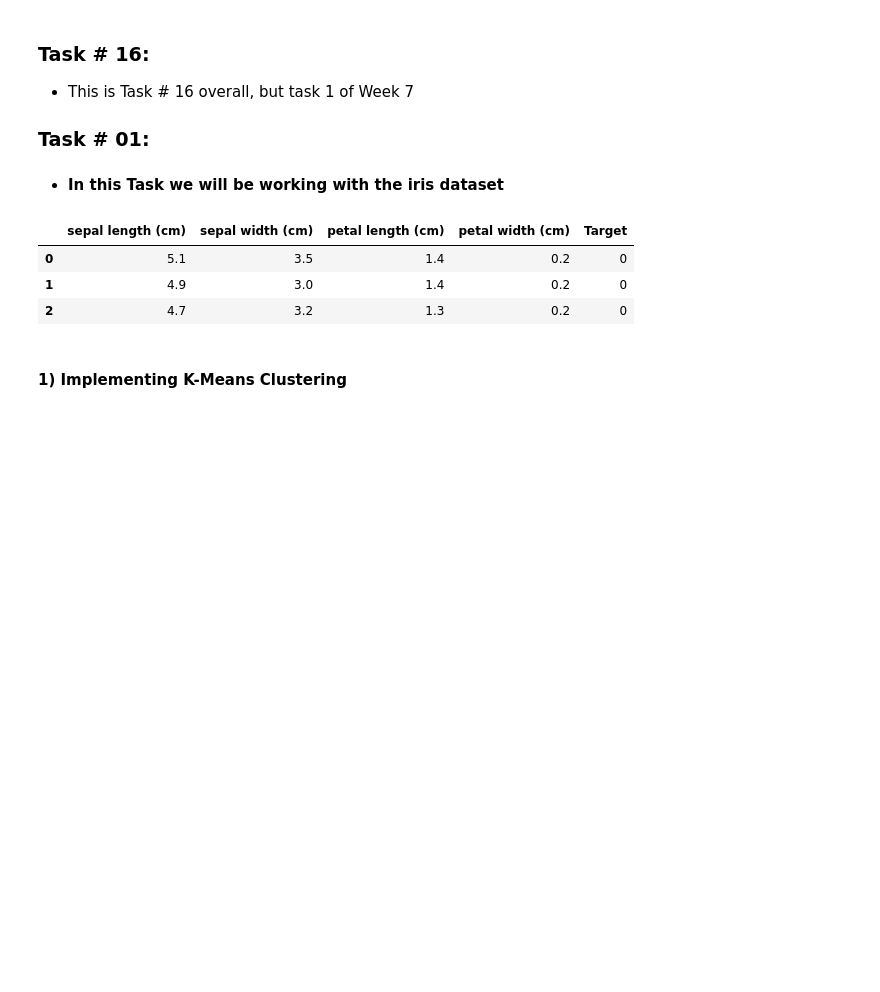
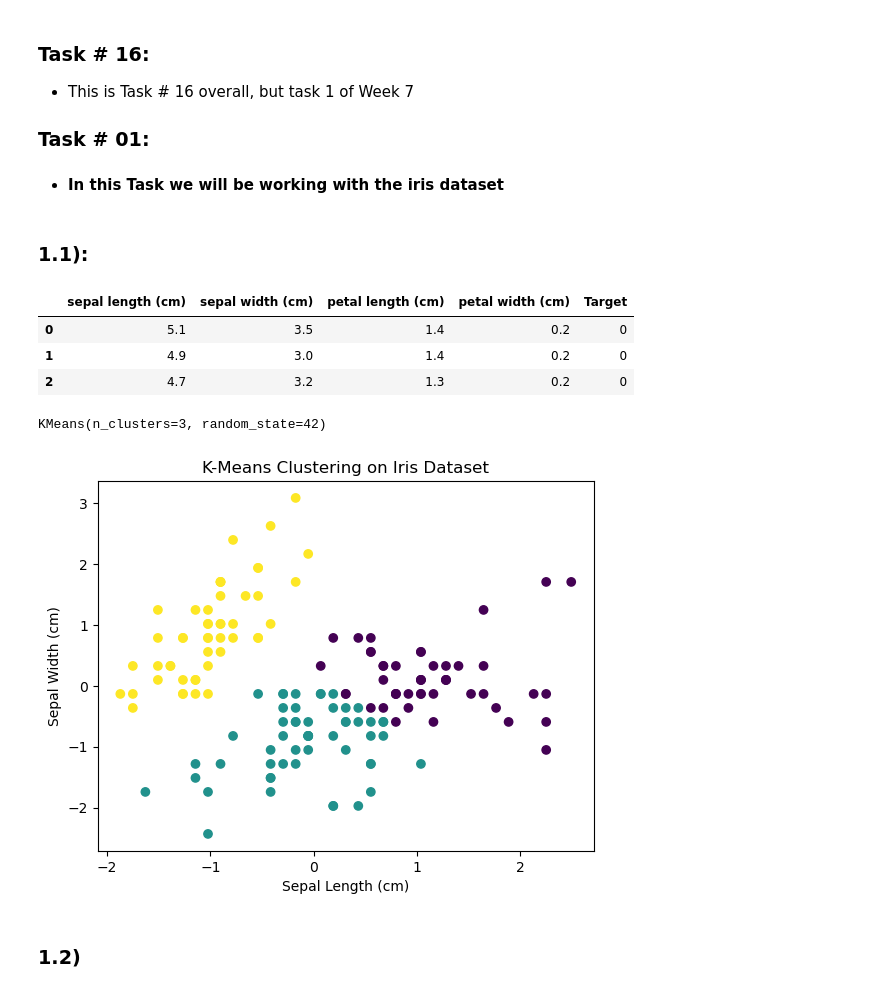
Before and after one commit to Syed-Shahir/100DaysOfBytewise, a Jupyter notebook: BTW_W7_Task1.ipynb, the cells around one changed output. Saved outputs shown, nothing was run; the diff lists cells and outputs as text; code cells hidden in the pictures; blank space fills up the shorter version.

```diff
--- a/BTW_W7_Task1.ipynb
+++ b/BTW_W7_Task1.ipynb
@@ -13,3 +18,5 @@ import seaborn as sns
+# %% [markdown]
+### 1.1):
 # %%
 #importing the dataset
 from sklearn.datasets import load_iris
@@ -24,5 +31,23 @@ iris_df.head(3)
 | 0 | 5.1 | 3.5 | 1.4 | 0.2 | 0 |
 | 1 | 4.9 | 3.0 | 1.4 | 0.2 | 0 |
 | 2 | 4.7 | 3.2 | 1.3 | 0.2 | 0 |
-# %% [markdown]
-#### 1)  Implementing K-Means Clustering
+# %%
+from sklearn.cluster import KMeans
+
+# Perform K-Means clustering with k=3
+kmeans = KMeans(n_clusters=3,random_state=42)
+X = iris_df.iloc[:, :-1]# we only take the first two features.
+kmeans.fit(X)
+# %% [output]
+KMeans(n_clusters=3, random_state=42)
+# %%
+# Plot the clusters
+plt.scatter(X[:, 0], X[:, 1], c=kmeans.labels_)
+plt.xlabel('Sepal Length (cm)')
+plt.ylabel('Sepal Width (cm)')
+plt.title('K-Means Clustering on Iris Dataset')
+plt.show()
+# %% [output]
+[figure, added]
+# %% [markdown]
+### 1.2)
```
Also changed, not shown: parts of 12 cells of this notebook.
